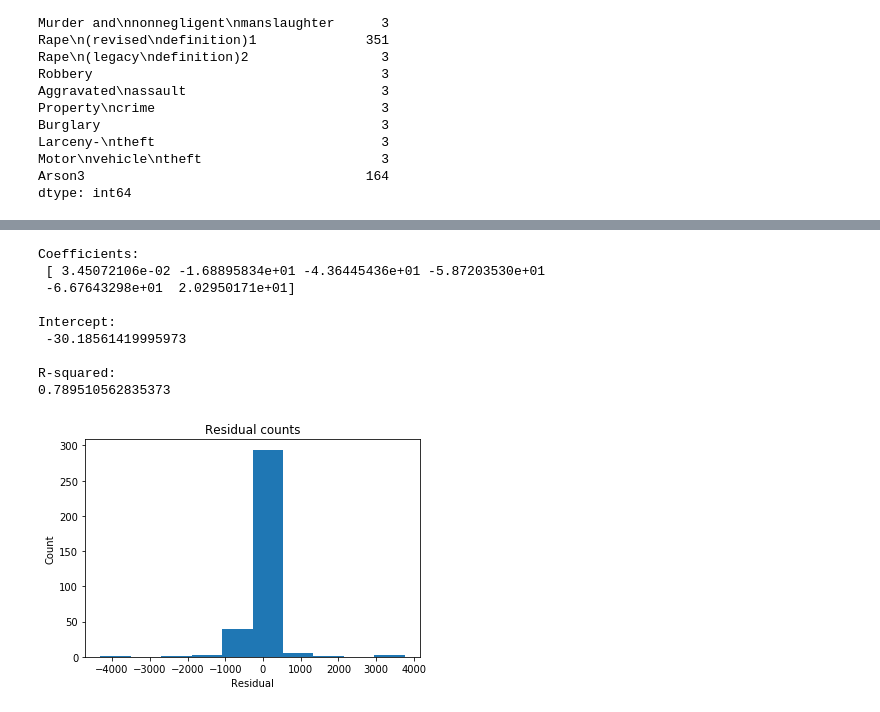
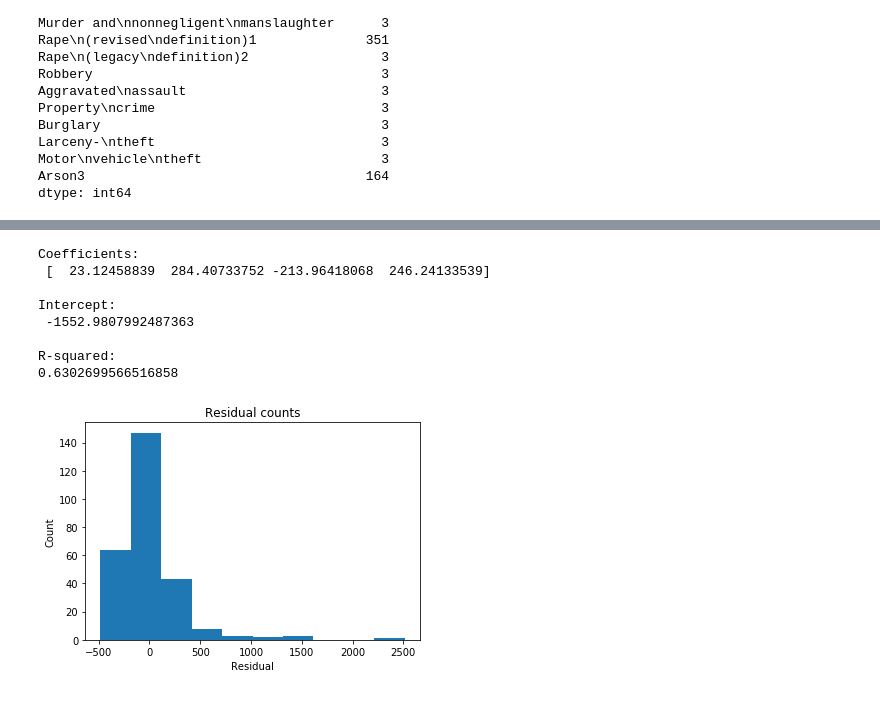
Before and after one commit to Stonberg1/Thinkful, a Jupyter notebook: Challenge - Make your own regression model (FBI - UCR).ipynb, the cells around one changed output, grey strips where cells are left out. Drawn from its saved outputs; the diff is of its cells as text; code cells hidden in the pictures.

Commit message:
Challenge - Make your own regression model (FBI - UCR)
Linear regression modeling and validating based off of NYC crime data

```diff
--- a/Challenge - Make your own regression model (FBI - UCR).ipynb
+++ b/Challenge - Make your own regression model (FBI - UCR).ipynb
@@ -196,0 +142,2 @@ features.head()
+# %%
+features['Population_log'] = np.log(features['Population'])
@@ -196,0 +196,5 @@ features.head()
+# %%
+features['Population_3rd_log'] = np.log(features['Population_3rd'])
+features['Larceny_theft_log'] = np.log(features['Larceny_theft_raw'])
+features['Aggravated_assault_log'] = np.log(features['Aggravated_assault_raw'])
+features['Burglary_log'] = np.log(features['Burglary_raw'])
@@ -196,0 +249,7 @@ features.head()
+# %%
+features['Larceny_theft_log'] = features['Larceny_theft_log'].replace([np.inf, -np.inf], np.nan)
+features = features.dropna(subset=['Larceny_theft_log'])
+features['Aggravated_assault_log'] = features['Aggravated_assault_log'].replace([np.inf, -np.inf], np.nan)
+features = features.dropna(subset=['Aggravated_assault_log'])
+features['Burglary_log'] = features['Burglary_log'].replace([np.inf, -np.inf], np.nan)
+features = features.dropna(subset=['Burglary_log'])
@@ -225,42 +314,50 @@ plt.show()
 # %%
 # Instantiate and fit our model.
 regr = linear_model.LinearRegression()
-Y = features['Property Crime']
-X = features[['Population','Rape_def2','Aggravated assault','Burglary','Robbery','Murder']]
-regr.fit(X, Y)
+y = features['Property_Crime']
+X = features[['Population_3rd_log','Larceny_theft_log','Robbery','Murder']]
+regr.fit(X, y)
+
+# 'Population_log'
+# 'Population_3rd_log'
+# 'Larceny_theft_log'
+# 'Aggravated_assault_log'
+# 'Burglary_log'
+# 'Robbery'
+# 'Murder'
+# 'Rape_def2'
 
 # Inspect the results.
 print('\nCoefficients: \n', regr.coef_)
 print('\nIntercept: \n', regr.intercept_)
 print('\nR-squared:')
-print(regr.score(X, Y))
+print(regr.score(X, y))
 # %% [output]
 Coefficients:
- [ 3.45072106e-02 -1.68895834e+01 -4.36445436e+01 -5.87203530e+01
- -6.67643298e+01  2.02950171e+01]
+ [  23.12458839  284.40733752 -213.96418068  246.24133539]
 
 Intercept:
- -30.18561419995973
+ -1552.9807992487363
 
 R-squared:
-0.789510562835373
+0.6302699566516858
 # %%
 # Multivariate Normality
 
 # Extract predicted values.
 predicted = regr.predict(X).ravel()
-actual = features['Property Crime']
+actual = features['Property_Crime']
 
 # Calculate the error, also called the residual.
 residual = actual - predicted
 
 plt.hist(residual)
 plt.title('Residual counts')
 plt.xlabel('Residual')
 plt.ylabel('Count')
 plt.show()
 # %% [output]
-[figure, old version]
+[figure, new version]
 # %%
 # Homoscedasticity
 
```
Also changed, not shown: parts of 31 cells of this notebook.
